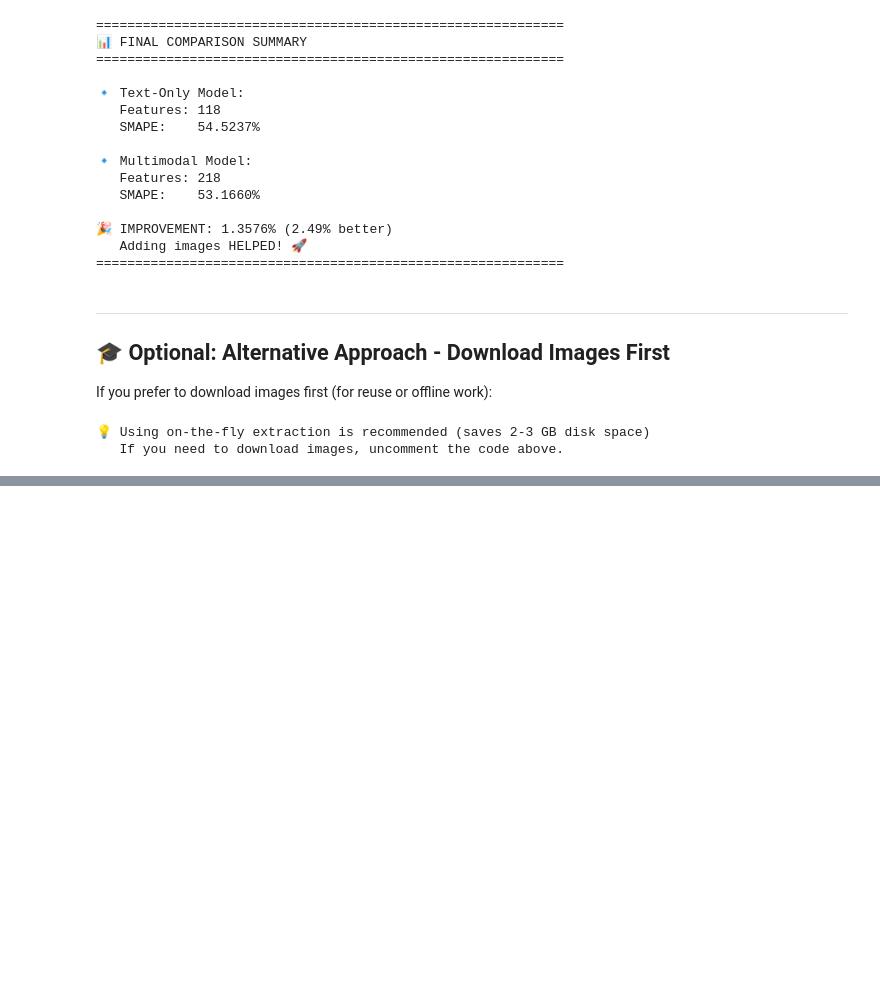
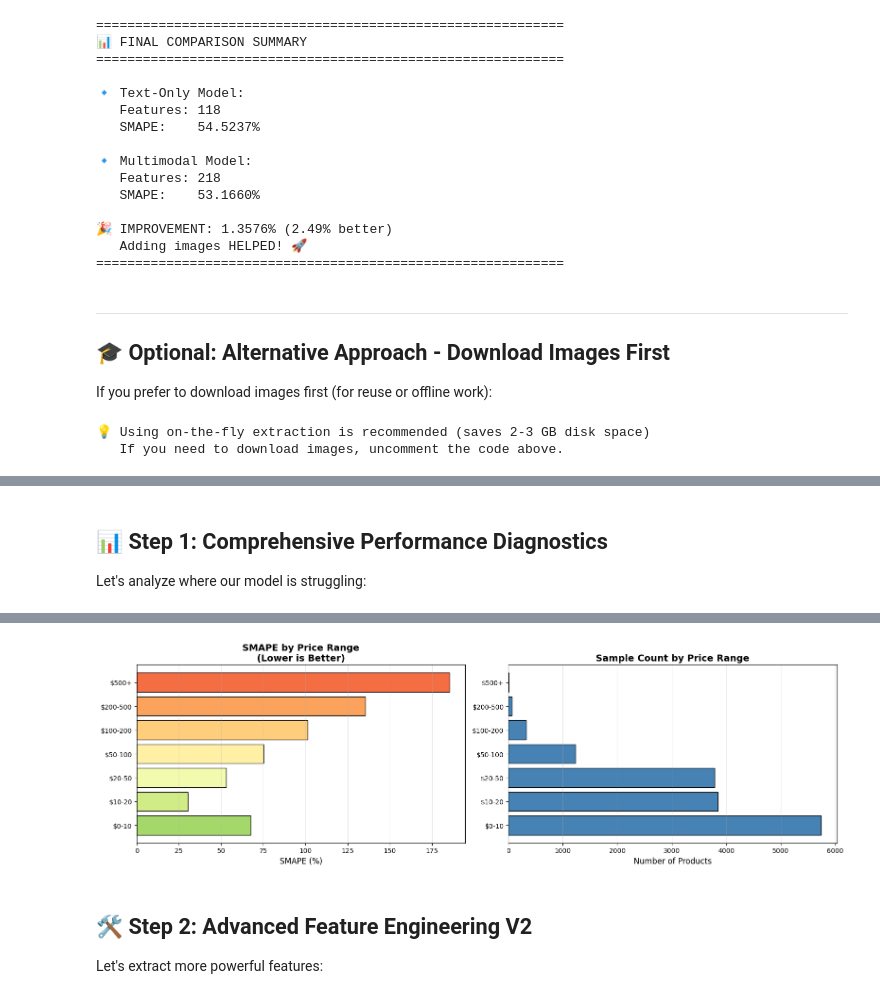
Before and after one commit to abhishukla0204/AMZN-ML-CHALLENGE-2025, a Jupyter notebook: price_prediction_model.ipynb, the cells around one changed output, grey strips where cells are left out. Drawn from its saved outputs; the diff is of its cells as text; code cells hidden in the pictures; blank space fills up the shorter version.

Commit message:
Performance Improvements

```diff
--- a/price_prediction_model.ipynb
+++ b/price_prediction_model.ipynb
@@ -1988,0 +1951,68 @@ print("   If you need to download images, uncomment the code above.")
+# %% [markdown]
+## 📊 Step 1: Comprehensive Performance Diagnostics
+
+Let's analyze where our model is struggling:
+# %%
+# Detailed error analysis by price range
+y_val_orig = np.expm1(y_val)
+ensemble_val_pred_orig = np.expm1(ensemble_val_pred)
+
+# Create price bins
+price_bins = [0, 10, 20, 50, 100, 200, 500, 10000]
+price_labels = ['$0-10', '$10-20', '$20-50', '$50-100', '$100-200', '$200-500', '$500+']
+
+# Assign bins
+price_categories = pd.cut(y_val_orig, bins=price_bins, labels=price_labels)
+
+# Calculate SMAPE for each bin
+print("=" * 70)
+print("📊 SMAPE BY PRICE RANGE - Where are we struggling?")
+print("=" * 70)
+
+results = []
+for label in price_labels:
+    mask = (price_categories == label)
+    if mask.sum() > 0:
+        y_true_bin = y_val_orig[mask]
+        y_pred_bin = ensemble_val_pred_orig[mask]
+        smape_bin = smape(y_true_bin, y_pred_bin)
+
+        results.append({
+            'Price Range': label,
+            'Count': mask.sum(),
+            'SMAPE': smape_bin,
+            'Avg Actual': y_true_bin.mean(),
+            'Avg Predicted': y_pred_bin.mean()
+        })
+
+results_df = pd.DataFrame(results)
+print(results_df.to_string(index=False))
+
+print("\n" + "=" * 70)
+print("💡 INSIGHTS:")
+print("=" * 70)
+worst_range = results_df.loc[results_df['SMAPE'].idxmax()]
+print(f"🔴 Worst performing range: {worst_range['Price Range']} (SMAPE: {worst_range['SMAPE']:.2f}%)")
+best_range = results_df.loc[results_df['SMAPE'].idxmin()]
+print(f"🟢 Best performing range:  {best_range['Price Range']} (SMAPE: {best_range['SMAPE']:.2f}%)")
+print("\n💡 Focus improvement efforts on the worst performing ranges!")
+
+# Visualize
+fig, axes = plt.subplots(1, 2, figsize=(16, 5))
+
+# SMAPE by price range
+colors_grad = plt.cm.RdYlGn_r(np.linspace(0.3, 0.8, len(results_df)))
+axes[0].barh(results_df['Price Range'], results_df['SMAPE'], color=colors_grad, edgecolor='black')
+axes[0].set_xlabel('SMAPE (%)', fontsize=12)
+axes[0].set_title('SMAPE by Price Range\n(Lower is Better)', fontsize=14, fontweight='bold')
+axes[0].grid(axis='x', alpha=0.3)
+
+# Count by price range
+axes[1].barh(results_df['Price Range'], results_df['Count'], color='steelblue', edgecolor='black')
+axes[1].set_xlabel('Number of Products', fontsize=12)
+axes[1].set_title('Sample Count by Price Range', fontsize=14, fontweight='bold')
+axes[1].grid(axis='x', alpha=0.3)
+
+plt.tight_layout()
+plt.show()
+# %% [output]
@@ -1988,0 +2038,5 @@ print("   If you need to download images, uncomment the code above.")
+[figure, added]
+# %% [markdown]
+## 🛠️ Step 2: Advanced Feature Engineering V2
+
+Let's extract more powerful features:
```
Also changed, not shown: parts of 21 cells of this notebook, 7 other files.
